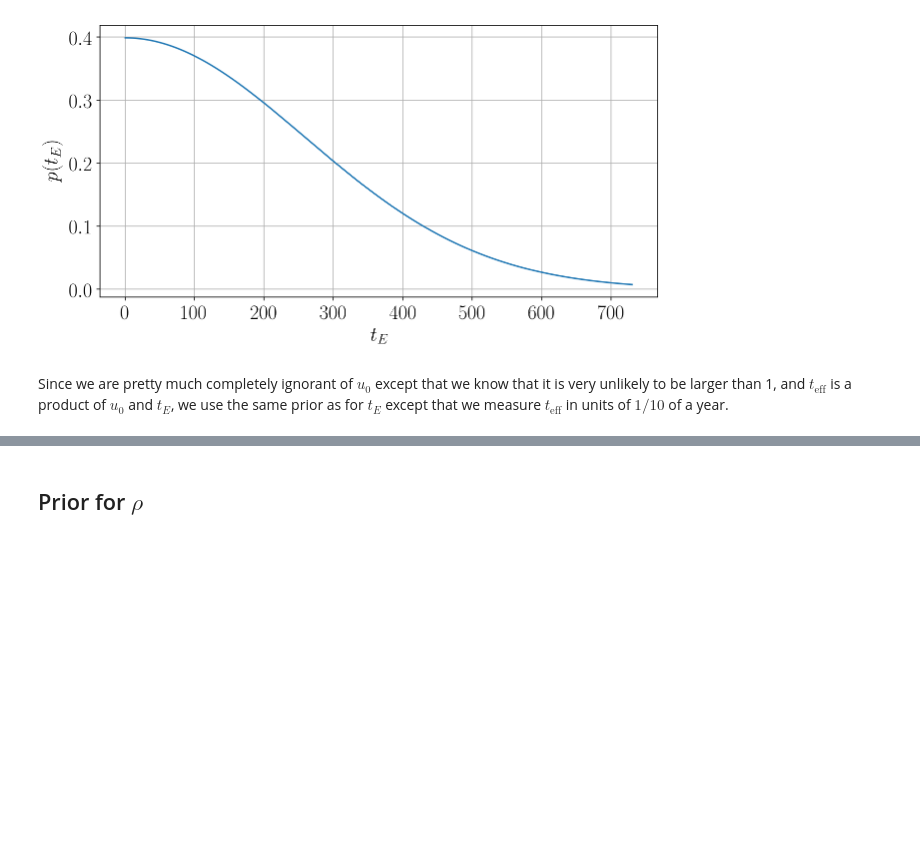
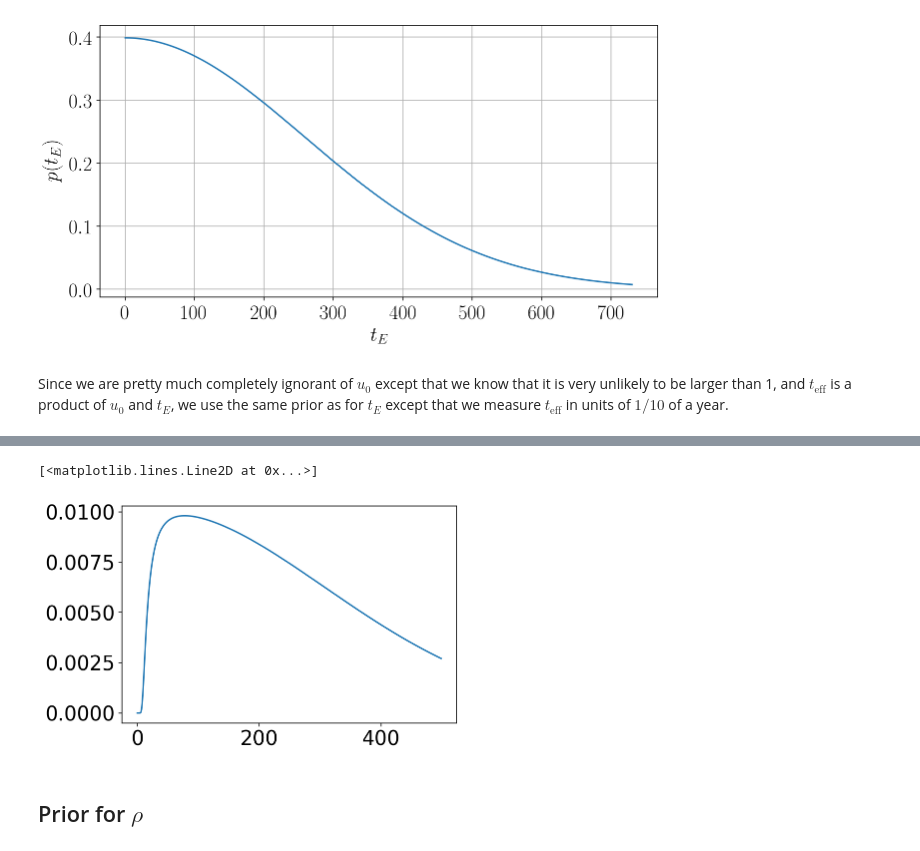
Before and after one commit to fbartolic/caustic, a Jupyter notebook: src/notebooks/priors_and_parametrization.ipynb, the cells around one changed output, grey strips where cells are left out. Cells and saved outputs as stored; diff of their text form; code cells hidden in the pictures; blank space fills up the shorter version.

```diff
--- a/src/notebooks/priors_and_parametrization.ipynb
+++ b/src/notebooks/priors_and_parametrization.ipynb
@@ -317,3 +353,8 @@ we measure $t_\textrm{eff}$ in units of $1/10$ of a year.
+# %%
+plt.plot(joint_prior_grid[:, 20])
+# %% [output]
+[<matplotlib.lines.Line2D at 0x...>]
+[figure, added]
 # %% [markdown]
 ## Prior for $\rho$
 # %% [markdown]
```
Also changed, not shown: parts of 4 cells of this notebook, 8 other files.
